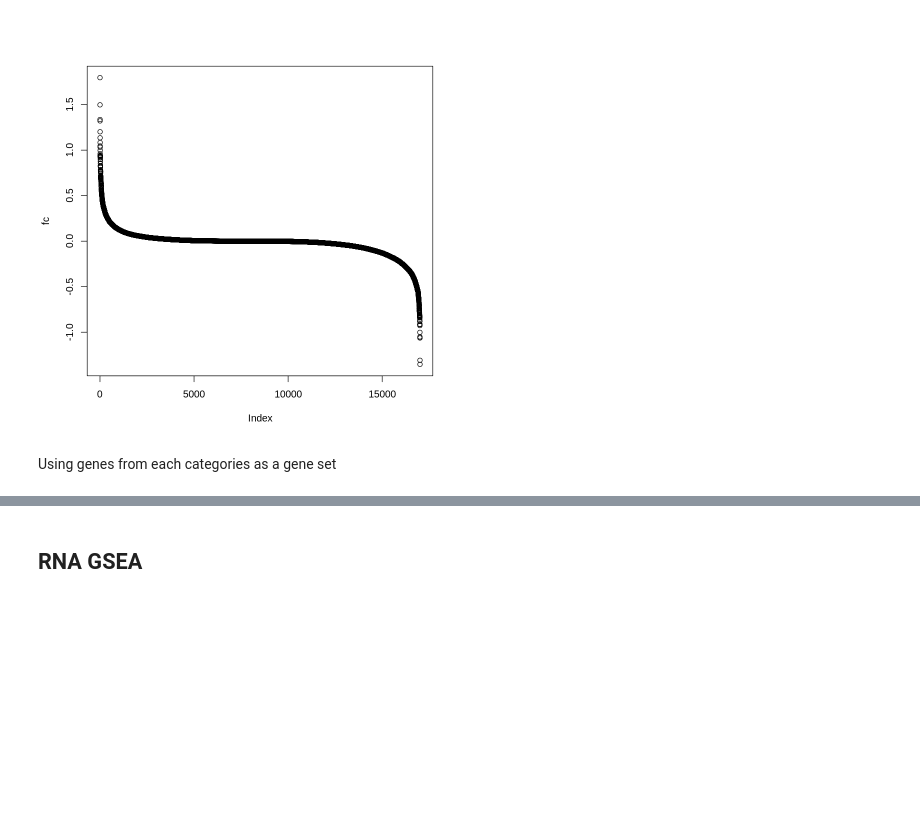
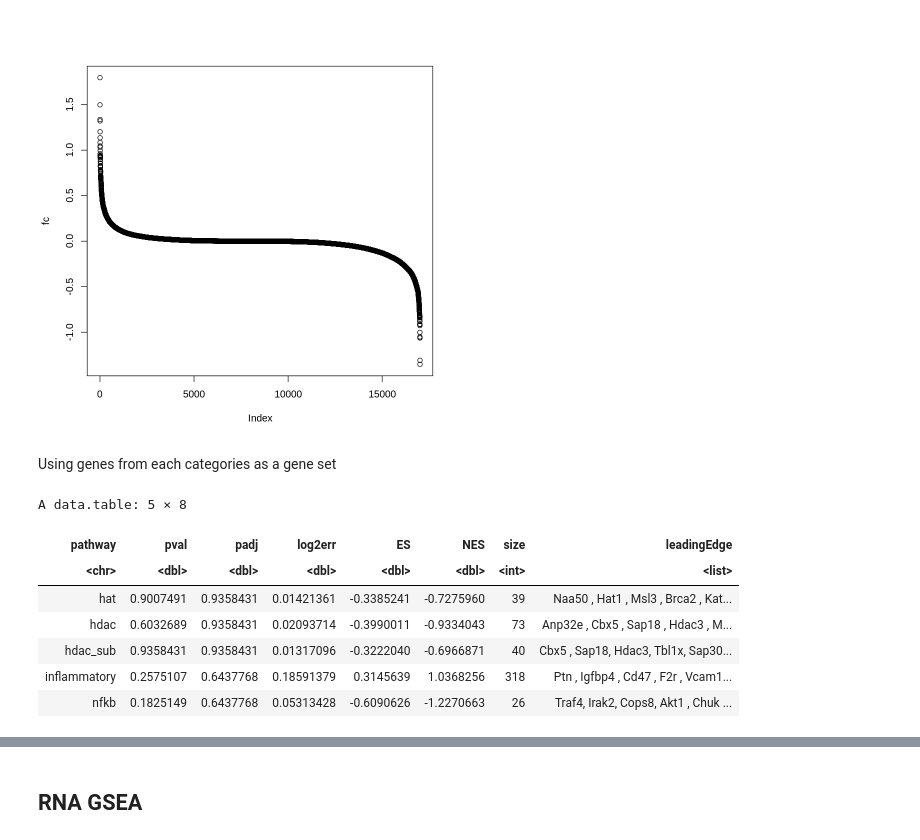
Before and after one commit to gongx030/Etv2_pioneer, a Jupyter notebook: Gene_expression_Inflammatory.ipynb, the cells around one changed output, grey strips where cells are left out. Cells and saved outputs as stored; diff of their text form; code cells hidden in the pictures; blank space fills up the shorter version.

```diff
--- a/Gene_expression_Inflammatory.ipynb
+++ b/Gene_expression_Inflammatory.ipynb
@@ -547,3 +548,14 @@ fgseaRes <-  fgseaMultilevel(pathways = gene_sets,
                   minSize  = 15,
                   maxSize  = 2000,
                   nPermSimple = 5000)
+# %%
+head(fgseaRes)
+# %% [output]
+A data.table: 5 × 8
+| pathway | pval | padj | log2err | ES | NES | size | leadingEdge |
+| <chr> | <dbl> | <dbl> | <dbl> | <dbl> | <dbl> | <int> | <list> |
+| hat | 0.9007491 | 0.9358431 | 0.01421361 | -0.3385241 | -0.7275960 | 39 | Naa50 , Hat1 , Msl3 , Brca2 , Kat... |
+| hdac | 0.6032689 | 0.9358431 | 0.02093714 | -0.3990011 | -0.9334043 | 73 | Anp32e , Cbx5 , Sap18 , Hdac3 , M... |
+| hdac_sub | 0.9358431 | 0.9358431 | 0.01317096 | -0.3222040 | -0.6966871 | 40 | Cbx5 , Sap18, Hdac3, Tbl1x, Sap30... |
+| inflammatory | 0.2575107 | 0.6437768 | 0.18591379 | 0.3145639 | 1.0368256 | 318 | Ptn , Igfbp4 , Cd47 , F2r , Vcam1... |
+| nfkb | 0.1825149 | 0.6437768 | 0.05313428 | -0.6090626 | -1.2270663 | 26 | Traf4, Irak2, Cops8, Akt1 , Chuk ... |
```
Also changed, not shown: parts of 8 cells of this notebook.
